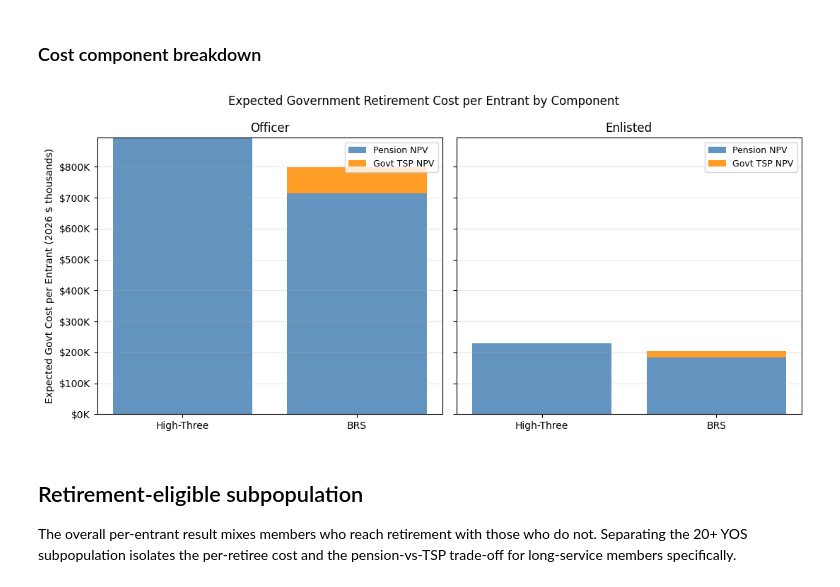
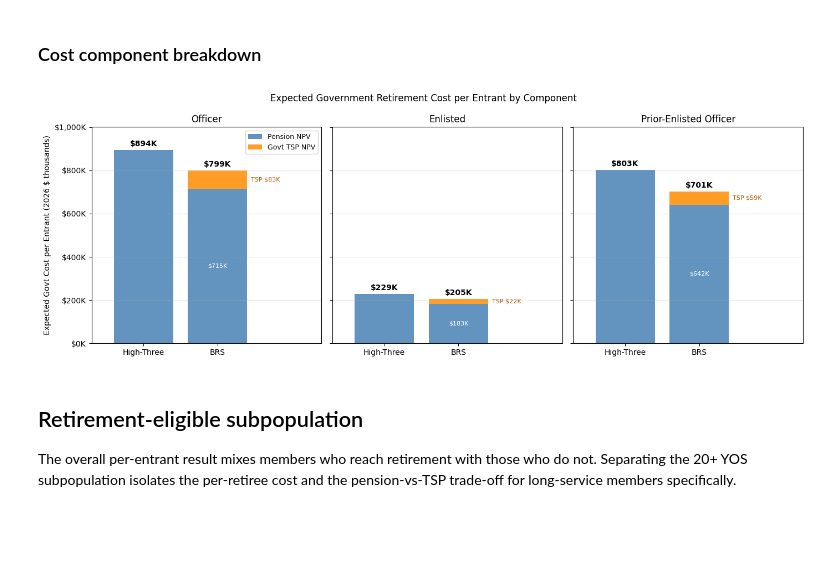
Before and after one commit to sgelety/military-retirement-monte-carlo, a Jupyter notebook: notebooks/04_government_fiscal.ipynb, the cells around one changed output. Saved outputs shown, nothing was run; the diff lists cells and outputs as text; code cells hidden in the pictures; blank space fills up the shorter version.

```diff
--- a/notebooks/04_government_fiscal.ipynb
+++ b/notebooks/04_government_fiscal.ipynb
@@ -505,9 +505,11 @@ Expected government cost per entrant (2026 $ thousands):
 # %% [markdown]
 ### Cost component breakdown
 # %%
-display_profiles = ["Officer", "Enlisted"]
+display_profiles = [
+    "Officer", "Enlisted", "PriorEnlistedOfficer"
+]
 fig, axes = plt.subplots(
-    1, 2, figsize=(11, 5), sharey=True
+    1, 3, figsize=(14, 5), sharey=True
 )
 
 for ax, profile in zip(axes, display_profiles):
@@ -520,6 +522,10 @@ for ax, profile in zip(axes, display_profiles):
     tsp_vals = [
         0.0,
         row["BRS_TSPExp"] / 1000,
+    ]
+    totals = [
+        pension_vals[0],
+        pension_vals[1] + tsp_vals[1],
     ]
     x = np.arange(len(systems))
 
@@ -532,35 +538,69 @@ for ax, profile in zip(axes, display_profiles):
     )
     ax.bar(
         x,
         tsp_vals,
         bottom=pension_vals,
         label="Govt TSP NPV",
         color="darkorange",
         alpha=0.85,
     )
+
+    # totals above each bar
+    for i in range(2):
+        ax.annotate(
+            f"${totals[i]:,.0f}K",
+            xy=(i, totals[i]),
+            xytext=(0, 3),
+            textcoords="offset points",
+            ha="center",
+            va="bottom",
+            fontsize=10,
+            fontweight="bold",
+        )
+    # BRS components: pension inside, TSP beside segment
+    ax.annotate(
+        f"${pension_vals[1]:,.0f}K",
+        xy=(1, pension_vals[1] / 2),
+        ha="center",
+        va="center",
+        fontsize=8,
+        color="white",
+    )
+    ax.annotate(
+        f"TSP ${tsp_vals[1]:,.0f}K",
+        xy=(1.45, pension_vals[1] + tsp_vals[1] / 2),
+        ha="left",
+        va="center",
+        fontsize=8,
+        color="#B35900",
+    )
+
+    ax.set_xlim(-0.7, 2.4)
     ax.set_xticks(x)
     ax.set_xticklabels(systems)
     ax.set_title(profile_labels[profile])
     ax.yaxis.set_major_formatter(
         mticker.FuncFormatter(
             lambda v, _: f"${v:,.0f}K"
         )
     )
-    ax.legend(fontsize=9)
     ax.grid(axis="y", alpha=0.3)
 
+ymax = expected["H3_Expected"].max() / 1000
+axes[0].set_ylim(0, ymax * 1.12)
+axes[0].legend(fontsize=9, loc="upper right")
 axes[0].set_ylabel(
     "Expected Govt Cost per Entrant (2026 $ thousands)"
 )
 fig.suptitle(
     "Expected Government Retirement Cost per Entrant"
     " by Component",
     fontsize=12,
 )
 plt.tight_layout()
 plt.show()
 # %% [output]
-[figure, old version]
+[figure, new version]
 # %% [markdown]
 ## Retirement-eligible subpopulation
 
```
Also changed, not shown: parts of 3 cells of this notebook.
